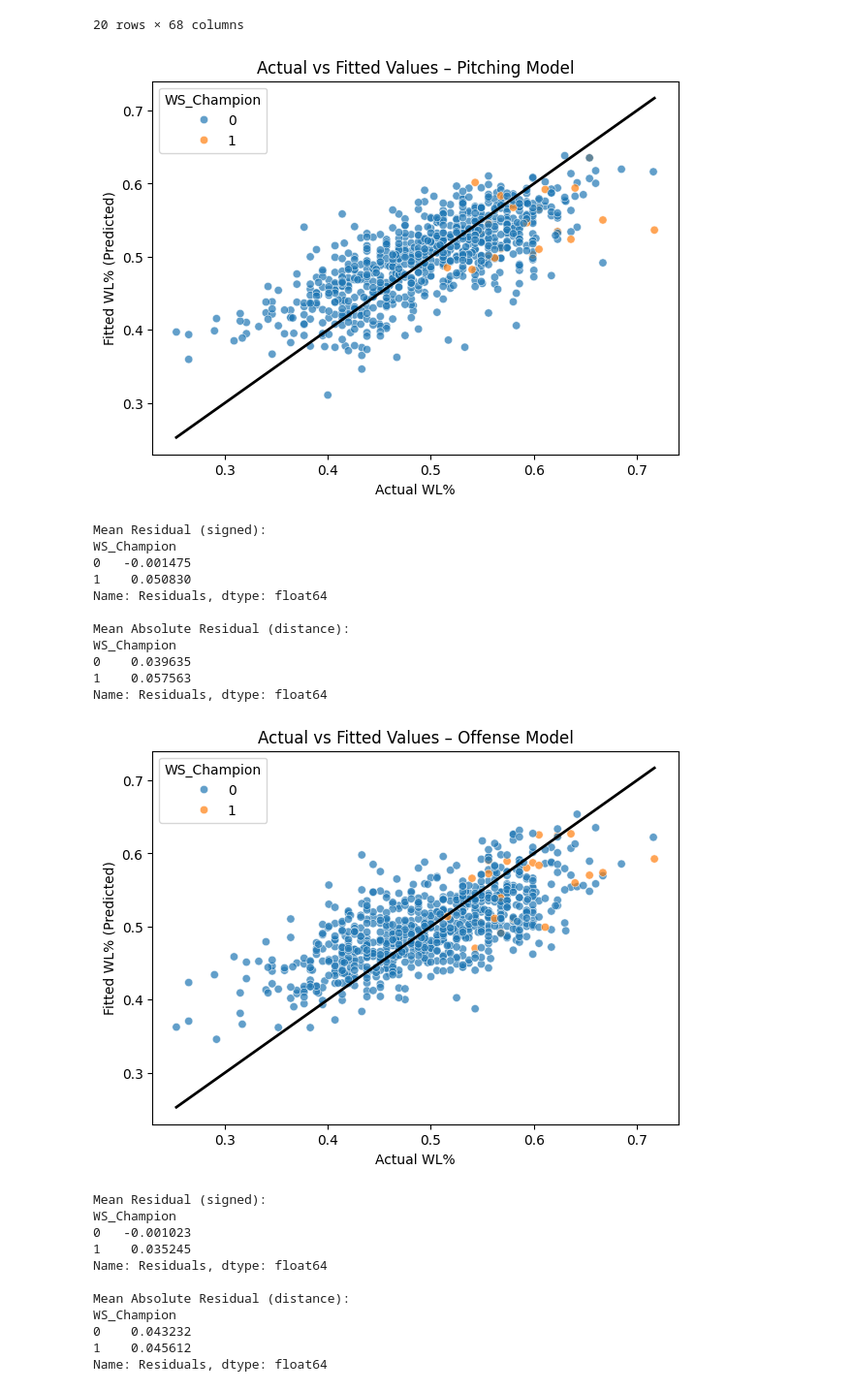
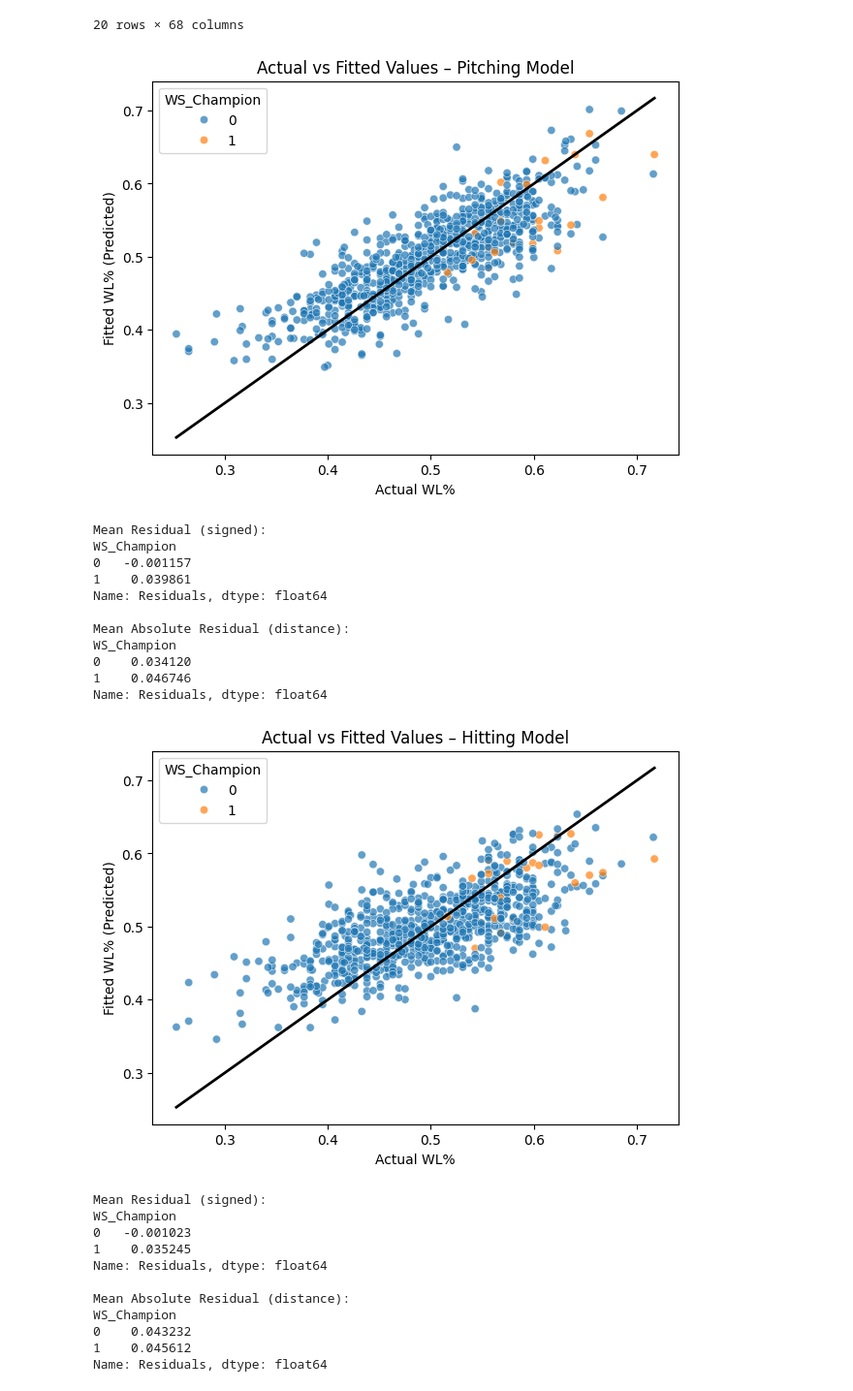
Before and after one commit to VinceGambotto/CIS164_Final_Project, a Jupyter notebook: Final_164_ACTUAL_github.ipynb, the cells around one changed output. Shown at 97% size. Saved outputs shown, nothing was run; the diff lists cells and outputs as text; code cells hidden in the pictures.

```diff
--- a/Final_164_ACTUAL_github.ipynb
+++ b/Final_164_ACTUAL_github.ipynb
@@ -744,18 +744,18 @@ merged2.head(20)
 20 rows × 68 columns
 # %%
 # Our actual v predicted plot for pitching model with World Series winners highlighted
-fitted_pitch = model_pitching5.fittedvalues
+fitted_pitch = model_pitching4.fittedvalues
 plt.figure(figsize=(7,5))
 sns.scatterplot(x=y_pitching, y=fitted_pitch, color = 'red', hue=merged2['WS_Champion'], alpha=0.7)
 plt.xlabel("Actual WL%")
 plt.ylabel("Fitted WL% (Predicted)")
 plt.title("Actual vs Fitted Values – Pitching Model")
 plt.plot([y_pitching.min(), y_pitching.max()],
          [y_pitching.min(), y_pitching.max()],
          color='black', linewidth=2)
 plt.show()
 # %% [output]
-[figure, old version]
+[figure, new version]
 # %%
 #Our pitching mean residuals by World Series champions vs non-champions. Method to get mean residuals from Code Academy https://www.codecademy.com/resources/docs/python/statsmodels/model-residuals?utm_source=chatgpt.com
 residuals_p = y_pitching - fitted_pitch
@@ -769,14 +769,14 @@ print(abs_mean_resid)
 # %% [output]
 Mean Residual (signed):
 WS_Champion
-0   -0.001475
-1    0.050830
+0   -0.001157
+1    0.039861
 Name: Residuals, dtype: float64
 
 Mean Absolute Residual (distance):
 WS_Champion
-0    0.039635
-1    0.057563
+0    0.034120
+1    0.046746
 Name: Residuals, dtype: float64
 # %%
 #Offense actual v predicted plot with World Series winners highlighted
@@ -784,13 +784,13 @@ plt.figure(figsize=(7,5))
 sns.scatterplot(x=y_offense, y=fitted_hit, color = 'blue', hue=merged2['WS_Champion'], alpha=0.7)
 plt.xlabel("Actual WL%")
 plt.ylabel("Fitted WL% (Predicted)")
-plt.title("Actual vs Fitted Values – Offense Model")
+plt.title("Actual vs Fitted Values – Hitting Model")
 plt.plot([y_offense.min(), y_offense.max()],
          [y_offense.min(), y_offense.max()],
          color='black', linewidth=2)
 plt.show()
 # %% [output]
-[figure, old version]
+[figure, new version]
 # %%
 #Our offense mean residuals by World Series champions vs non-champions
 residuals_o = y_offense - fitted_hit
```
Also changed, not shown: parts of 10 cells of this notebook.
